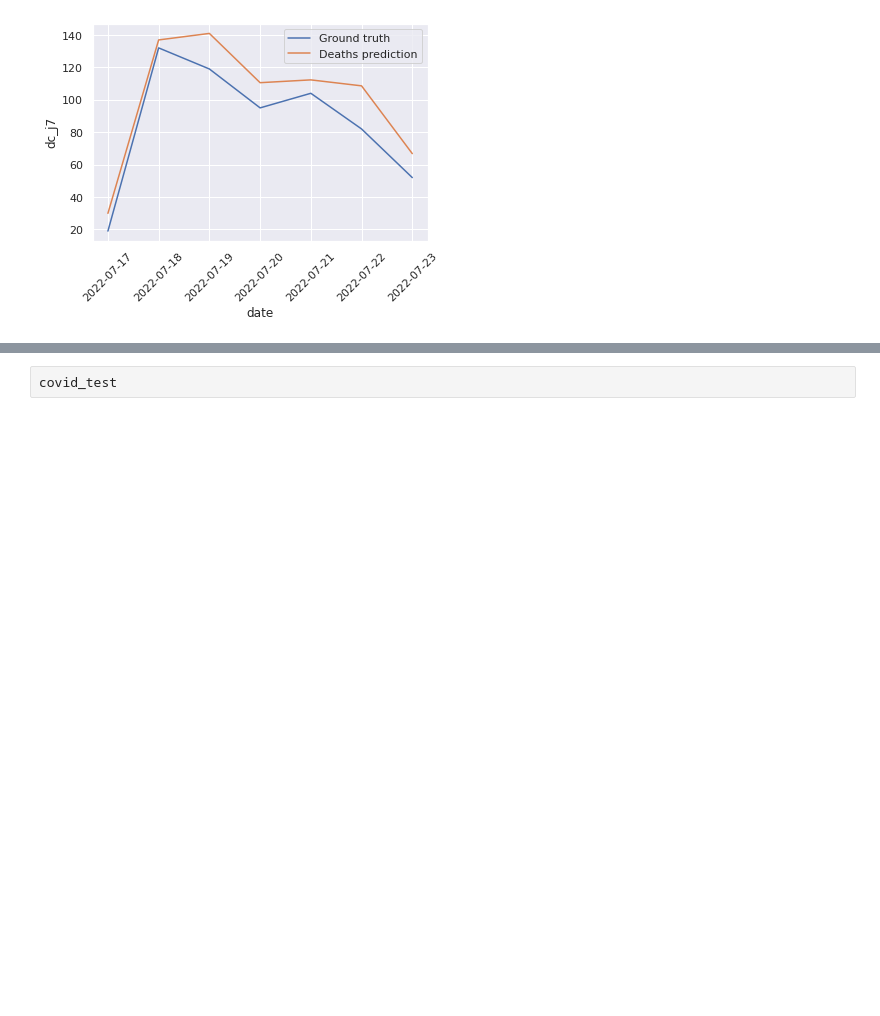
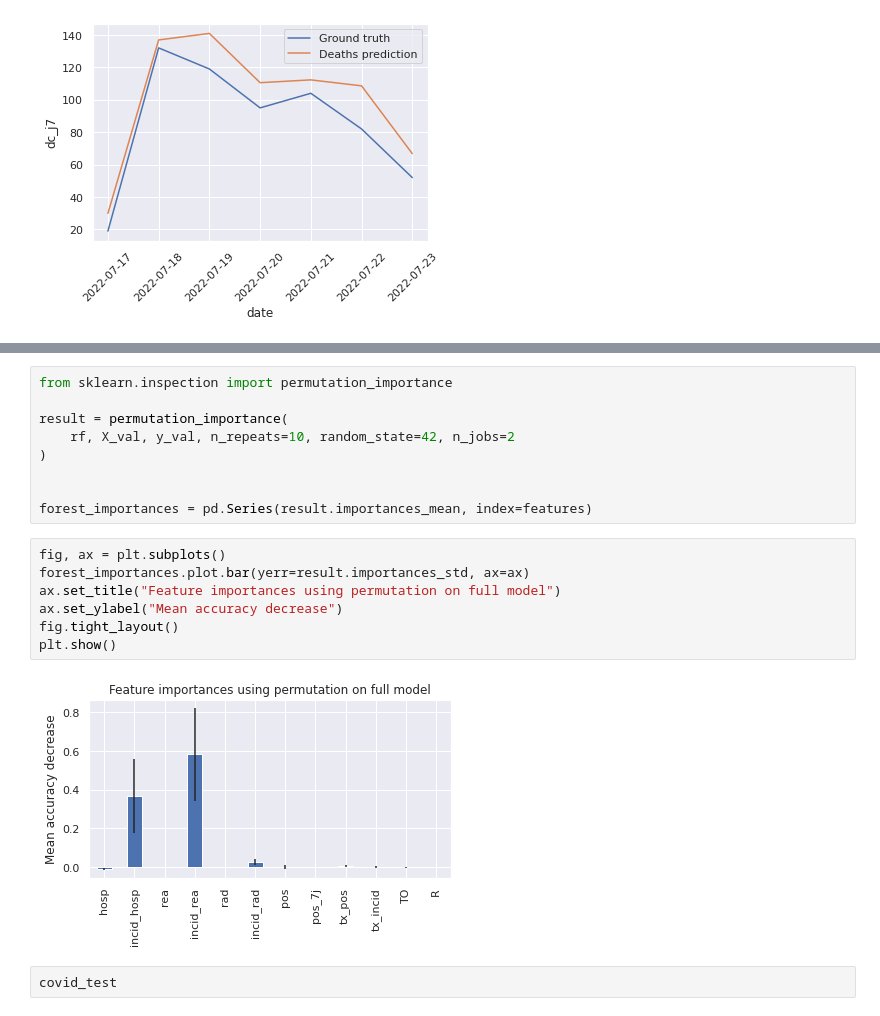
Before and after one commit to WLDCH/covid19-deaths-prediction, a Jupyter notebook: model_training.ipynb, the cells around one changed output, grey strips where cells are left out. Cells and saved outputs as stored; diff of their text form; blank space fills up the shorter version.

```diff
--- a/model_training.ipynb
+++ b/model_training.ipynb
@@ -109,3 +122,21 @@ plt.legend()
+# %%
+from sklearn.inspection import permutation_importance
+
+result = permutation_importance(
+    rf, X_val, y_val, n_repeats=10, random_state=42, n_jobs=2
+)
+
+
+forest_importances = pd.Series(result.importances_mean, index=features)
+# %%
+fig, ax = plt.subplots()
+forest_importances.plot.bar(yerr=result.importances_std, ax=ax)
+ax.set_title("Feature importances using permutation on full model")
+ax.set_ylabel("Mean accuracy decrease")
+fig.tight_layout()
+plt.show()
+# %% [output]
+[figure, added]
 # %%
 covid_test
 # %% [output]
```
Also changed, not shown: parts of 2 cells of this notebook.
